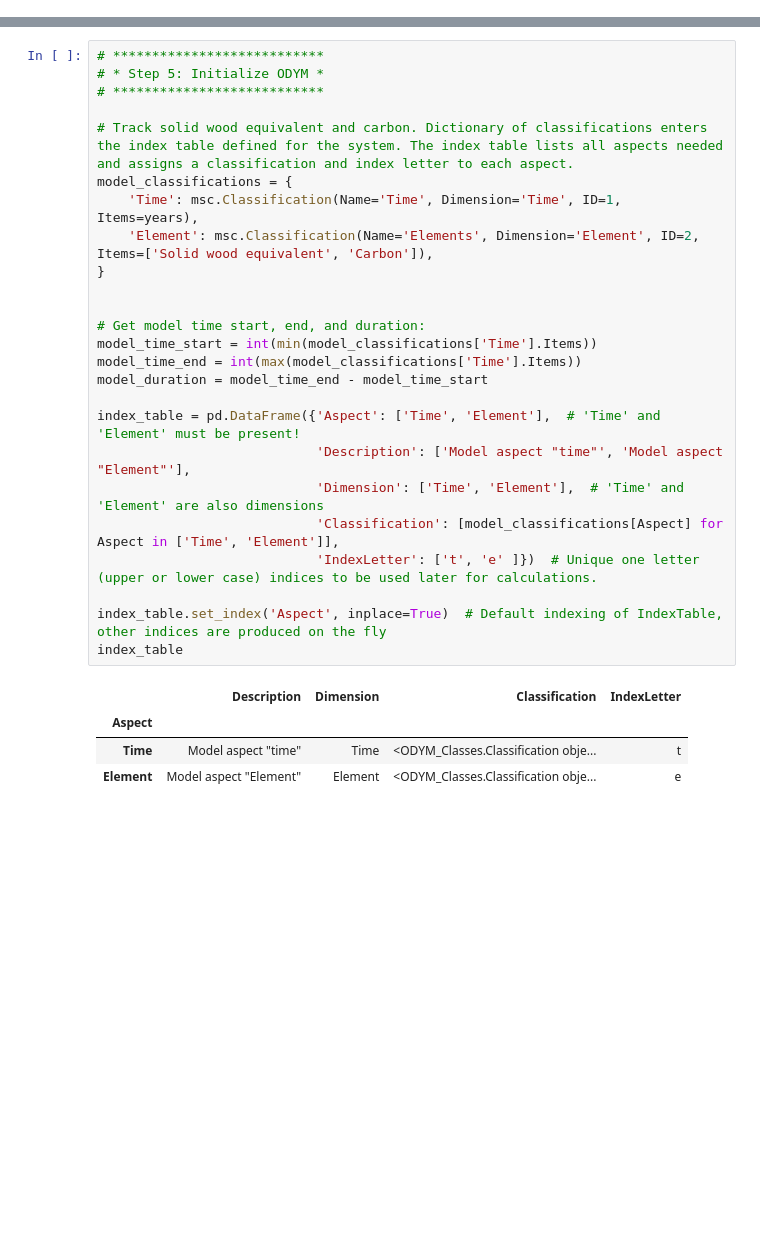
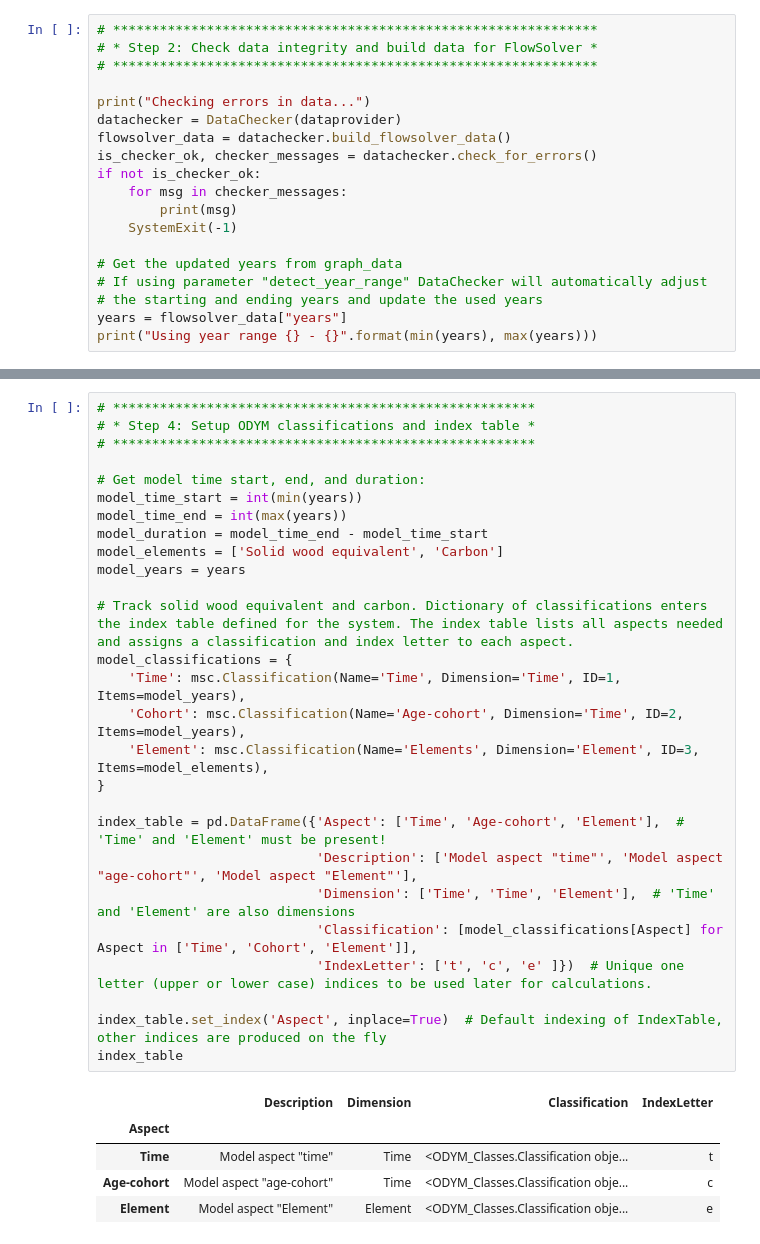
Before and after one commit to EuropeanForestInstitute/aiphoria, a Jupyter notebook: example.ipynb, the cells around one changed output, grey strips where cells are left out. Saved outputs shown, nothing was run; the diff lists cells and outputs as text; blank space fills up the shorter version.

```diff
--- a/example.ipynb
+++ b/example.ipynb
@@ -140,0 +58,19 @@ Using year range 2021 - 2030
+# %%
+# **************************************************************
+# * Step 2: Check data integrity and build data for FlowSolver *
+# **************************************************************
+
+print("Checking errors in data...")
+datachecker = DataChecker(dataprovider)
+flowsolver_data = datachecker.build_flowsolver_data()
+is_checker_ok, checker_messages = datachecker.check_for_errors()
+if not is_checker_ok:
+    for msg in checker_messages:
+        print(msg)
+    SystemExit(-1)
+
+# Get the updated years from graph_data
+# If using parameter "detect_year_range" DataChecker will automatically adjust
+# the starting and ending years and update the used years
+years = flowsolver_data["years"]
+print("Using year range {} - {}".format(min(years), max(years)))
@@ -141,32 +94,35 @@ Using year range 2021 - 2030
 # %%
-# ***************************
-# * Step 5: Initialize ODYM *
-# ***************************
+# ******************************************************
+# * Step 4: Setup ODYM classifications and index table *
+# ******************************************************
+
+# Get model time start, end, and duration:
+model_time_start = int(min(years))
+model_time_end = int(max(years))
+model_duration = model_time_end - model_time_start
+model_elements = ['Solid wood equivalent', 'Carbon']
+model_years = years
 
 # Track solid wood equivalent and carbon. Dictionary of classifications enters the index table defined for the system. The index table lists all aspects needed and assigns a classification and index letter to each aspect.
 model_classifications = {
-    'Time': msc.Classification(Name='Time', Dimension='Time', ID=1, Items=years),
-    'Element': msc.Classification(Name='Elements', Dimension='Element', ID=2, Items=['Solid wood equivalent', 'Carbon']),
+    'Time': msc.Classification(Name='Time', Dimension='Time', ID=1, Items=model_years),
+    'Cohort': msc.Classification(Name='Age-cohort', Dimension='Time', ID=2, Items=model_years),
+    'Element': msc.Classification(Name='Elements', Dimension='Element', ID=3, Items=model_elements),
 }
 
-
-# Get model time start, end, and duration:
-model_time_start = int(min(model_classifications['Time'].Items))
-model_time_end = int(max(model_classifications['Time'].Items))
-model_duration = model_time_end - model_time_start
-
-index_table = pd.DataFrame({'Aspect': ['Time', 'Element'],  # 'Time' and 'Element' must be present!
-                            'Description': ['Model aspect "time"', 'Model aspect "Element"'],
-                            'Dimension': ['Time', 'Element'],  # 'Time' and 'Element' are also dimensions
-                            'Classification': [model_classifications[Aspect] for Aspect in ['Time', 'Element']],
-                            'IndexLetter': ['t', 'e' ]})  # Unique one letter (upper or lower case) indices to be used later for calculations.
+index_table = pd.DataFrame({'Aspect': ['Time', 'Age-cohort', 'Element'],  # 'Time' and 'Element' must be present!
+                            'Description': ['Model aspect "time"', 'Model aspect "age-cohort"', 'Model aspect "Element"'],
+                            'Dimension': ['Time', 'Time', 'Element'],  # 'Time' and 'Element' are also dimensions
+                            'Classification': [model_classifications[Aspect] for Aspect in ['Time', 'Cohort', 'Element']],
+                            'IndexLetter': ['t', 'c', 'e' ]})  # Unique one letter (upper or lower case) indices to be used later for calculations.
 
 index_table.set_index('Aspect', inplace=True)  # Default indexing of IndexTable, other indices are produced on the fly
 index_table
 # %% [output]
 |  | Description | Dimension | Classification | IndexLetter |
 | Aspect |  |  |  |  |
 | Time | Model aspect "time" | Time | <ODYM_Classes.Classification obje... | t |
+| Age-cohort | Model aspect "age-cohort" | Time | <ODYM_Classes.Classification obje... | c |
 | Element | Model aspect "Element" | Element | <ODYM_Classes.Classification obje... | e |
 # %%
 # **************************************
```
Also changed, not shown: parts of 11 cells of this notebook, 6 other files.
